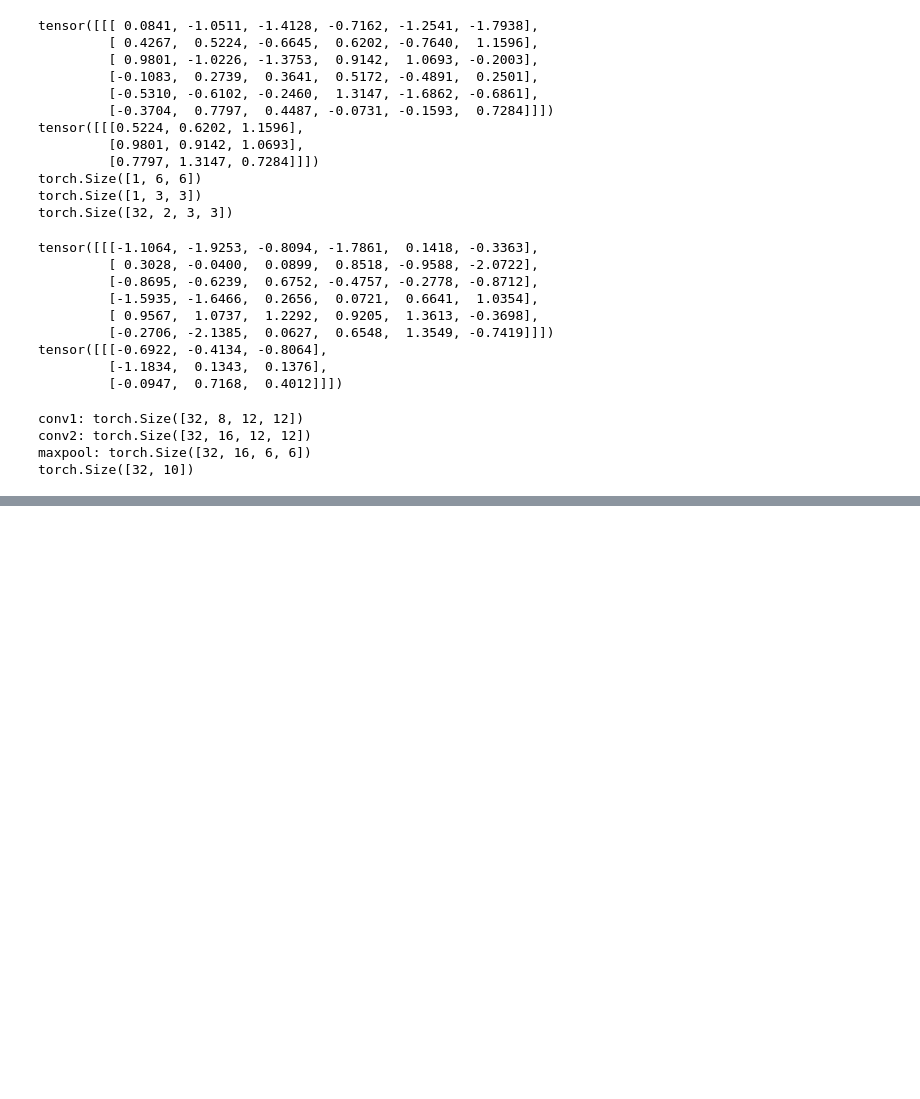
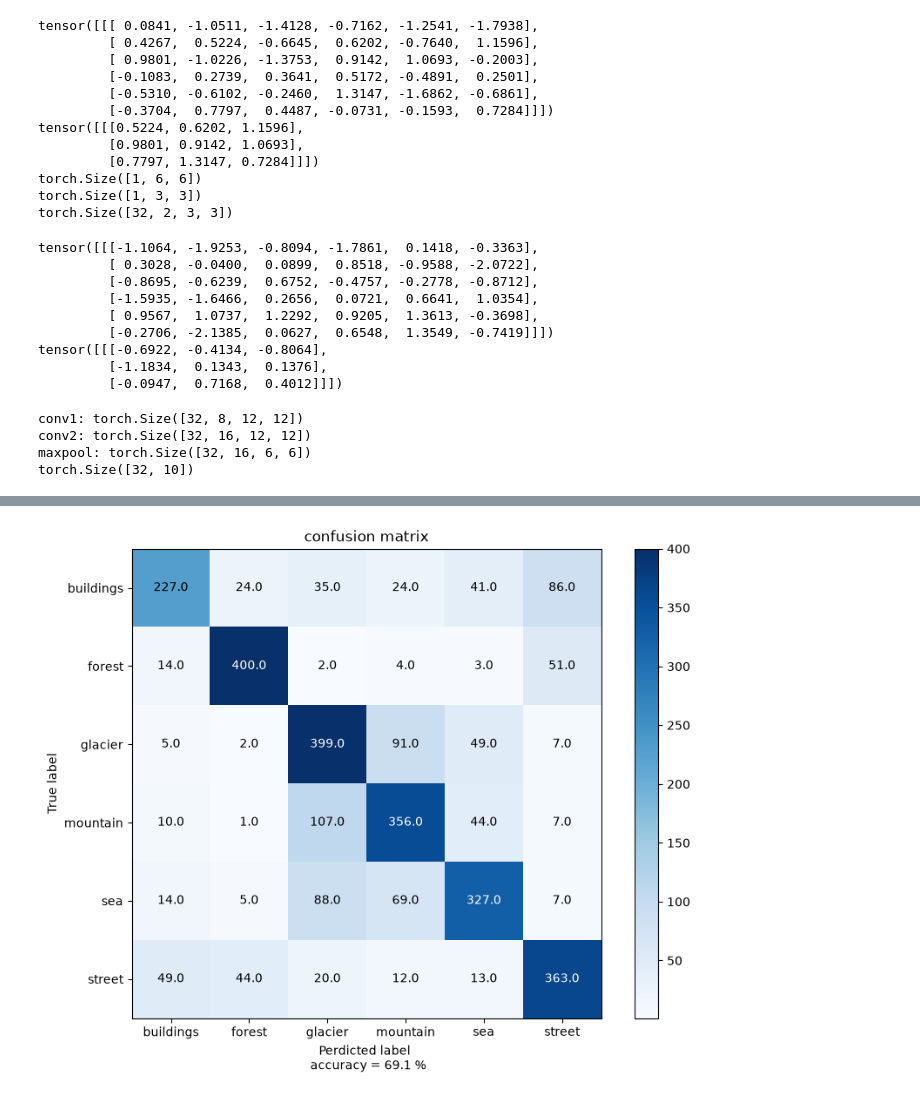
Before and after one commit to TemplariParu/PyTorch, a Jupyter notebook: 05.CNN/01.CNN.ipynb, the cells around one changed output, grey strips where cells are left out. Saved outputs shown, nothing was run; the diff lists cells and outputs as text; code cells hidden in the pictures; blank space fills up the shorter version.

```diff
--- a/05.CNN/01.CNN.ipynb
+++ b/05.CNN/01.CNN.ipynb
@@ -144,0 +303,6 @@ torch.Size([32, 10])
+# %%
+confusion = get_conf(load_model, test_DL)
+
+plot_confusion_matrix(confusion, test_DS.classes)
+# %% [output]
+[figure, added]
```
Also changed, not shown: parts of 13 cells of this notebook, 2 other files.
